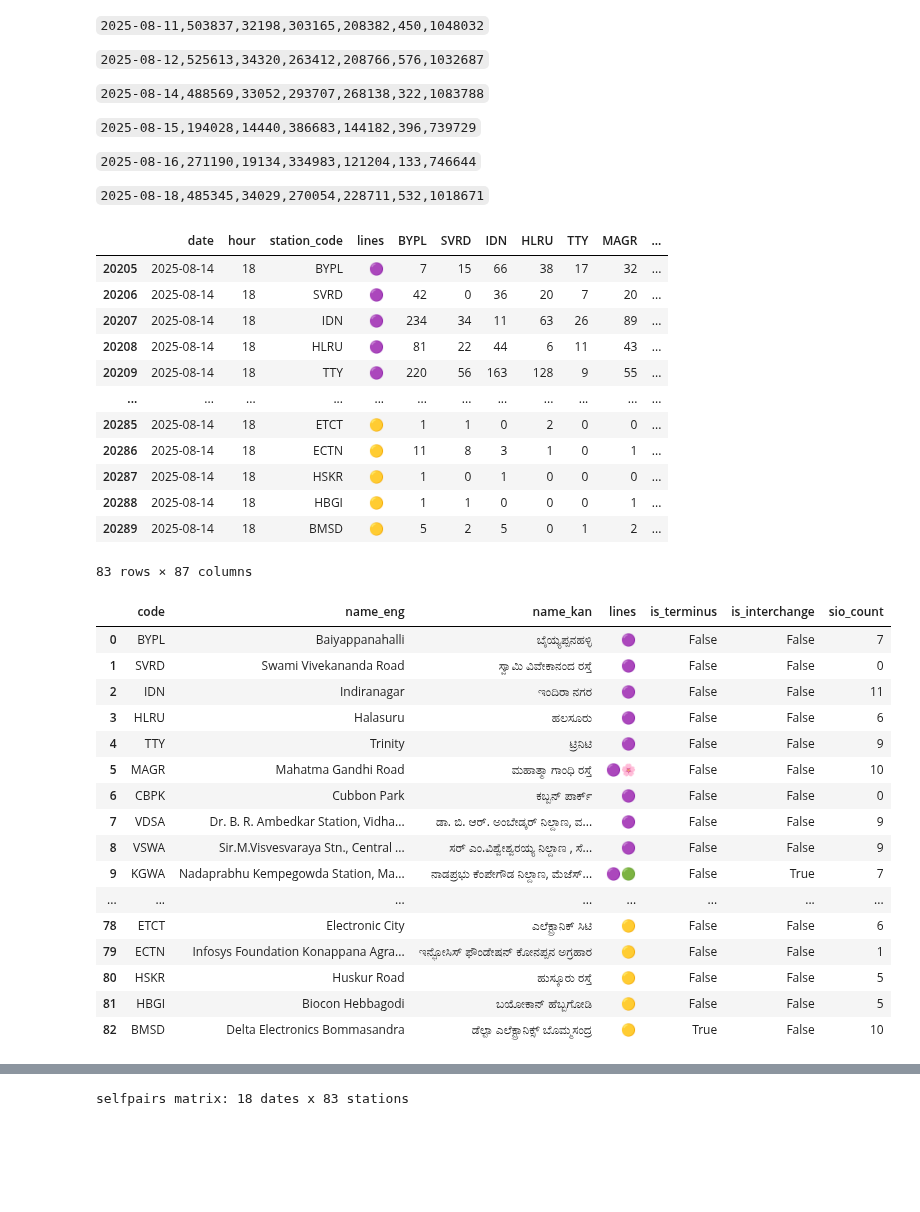
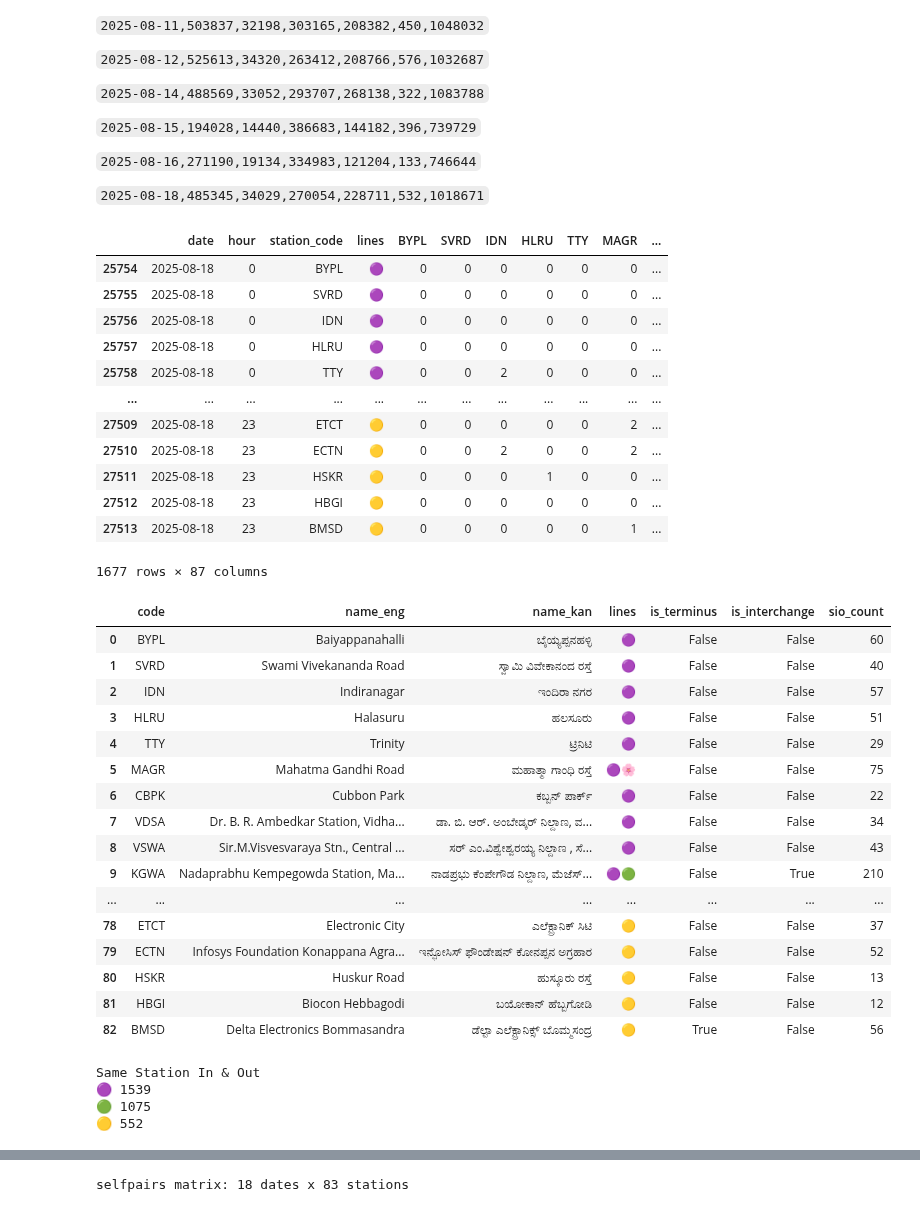
Before and after one commit to thecont1/namma-metro-ridership-tracker, a Jupyter notebook: ridership_5analysis.ipynb, the cells around one changed output, grey strips where cells are left out. Saved outputs shown, nothing was run; the diff lists cells and outputs as text; code cells hidden in the pictures; blank space fills up the shorter version.

```diff
--- a/ridership_5analysis.ipynb
+++ b/ridership_5analysis.ipynb
@@ -160,30 +160,30 @@ df_pairhourly['lines'] = df_pairhourly['station_code'].map(NammaMetro_Stations[N
 df_pairhourly.dropna(subset=['station_code'], inplace=True)
 df_pairhourly = df_pairhourly[['date', 'hour', 'station_code', 'lines']+df_pairhourly.columns[2:-2].tolist()]
 # %%
-inspection_date = '2025-08-14'
-inspection_hour = 18
+inspection_date = '2025-08-18'
+inspection_hour = -1
 
 pairhourly_filtered = lambda inspection_date, inspection_hour: \
     df_pairhourly[(df_pairhourly['date'] == inspection_date)
                 & (df_pairhourly['hour'] == inspection_hour if inspection_hour >= 0 else True)].copy()
 df_pairhourly_filtered = pairhourly_filtered(inspection_date, inspection_hour)
 
 # with pd.option_context("display.max_rows", None, "display.max_columns", None):
 display(df_pairhourly_filtered)
 # %% [output]
 |  | date | hour | station_code | lines | BYPL | SVRD | IDN | HLRU | TTY | MAGR | ... |
-| 20205 | 2025-08-14 | 18 | BYPL | 🟣 | 7 | 15 | 66 | 38 | 17 | 32 | ... |
-| 20206 | 2025-08-14 | 18 | SVRD | 🟣 | 42 | 0 | 36 | 20 | 7 | 20 | ... |
-| 20207 | 2025-08-14 | 18 | IDN | 🟣 | 234 | 34 | 11 | 63 | 26 | 89 | ... |
-| 20208 | 2025-08-14 | 18 | HLRU | 🟣 | 81 | 22 | 44 | 6 | 11 | 43 | ... |
-| 20209 | 2025-08-14 | 18 | TTY | 🟣 | 220 | 56 | 163 | 128 | 9 | 55 | ... |
+| 25754 | 2025-08-18 | 0 | BYPL | 🟣 | 0 | 0 | 0 | 0 | 0 | 0 | ... |
+| 25755 | 2025-08-18 | 0 | SVRD | 🟣 | 0 | 0 | 0 | 0 | 0 | 0 | ... |
+| 25756 | 2025-08-18 | 0 | IDN | 🟣 | 0 | 0 | 0 | 0 | 0 | 0 | ... |
+| 25757 | 2025-08-18 | 0 | HLRU | 🟣 | 0 | 0 | 0 | 0 | 0 | 0 | ... |
+| 25758 | 2025-08-18 | 0 | TTY | 🟣 | 0 | 0 | 2 | 0 | 0 | 0 | ... |
 | ... | ... | ... | ... | ... | ... | ... | ... | ... | ... | ... | ... |
-| 20285 | 2025-08-14 | 18 | ETCT | 🟡 | 1 | 1 | 0 | 2 | 0 | 0 | ... |
-| 20286 | 2025-08-14 | 18 | ECTN | 🟡 | 11 | 8 | 3 | 1 | 0 | 1 | ... |
-| 20287 | 2025-08-14 | 18 | HSKR | 🟡 | 1 | 0 | 1 | 0 | 0 | 0 | ... |
-| 20288 | 2025-08-14 | 18 | HBGI | 🟡 | 1 | 1 | 0 | 0 | 0 | 1 | ... |
-| 20289 | 2025-08-14 | 18 | BMSD | 🟡 | 5 | 2 | 5 | 0 | 1 | 2 | ... |
+| 27509 | 2025-08-18 | 23 | ETCT | 🟡 | 0 | 0 | 0 | 0 | 0 | 2 | ... |
+| 27510 | 2025-08-18 | 23 | ECTN | 🟡 | 0 | 0 | 2 | 0 | 0 | 2 | ... |
+| 27511 | 2025-08-18 | 23 | HSKR | 🟡 | 0 | 0 | 0 | 1 | 0 | 0 | ... |
+| 27512 | 2025-08-18 | 23 | HBGI | 🟡 | 0 | 0 | 0 | 0 | 0 | 0 | ... |
+| 27513 | 2025-08-18 | 23 | BMSD | 🟡 | 0 | 0 | 0 | 0 | 0 | 1 | ... |
-83 rows × 87 columns
+1677 rows × 87 columns
 # %%
 def inspect_same_in_and_out(df):
     same_in_and_out_df = NammaMetro_Stations.copy()
@@ -206,22 +206,32 @@ with pd.option_context("display.max_rows", None, "display.max_columns", None):
     display(same_in_and_out_df)
 # %% [output]
 |  | code | name_eng | name_kan | lines | is_terminus | is_interchange | sio_count |
-| 0 | BYPL | Baiyappanahalli | ಬೈಯ್ಯಪ್ಪನಹಳ್ಳಿ | 🟣 | False | False | 7 |
-| 1 | SVRD | Swami Vivekananda Road | ಸ್ವಾಮಿ ವಿವೇಕಾನಂದ ರಸ್ತೆ | 🟣 | False | False | 0 |
-| 2 | IDN | Indiranagar | ಇಂದಿರಾ ನಗರ | 🟣 | False | False | 11 |
-| 3 | HLRU | Halasuru | ಹಲಸೂರು | 🟣 | False | False | 6 |
-| 4 | TTY | Trinity | ಟ್ರಿನಿಟಿ | 🟣 | False | False | 9 |
-| 5 | MAGR | Mahatma Gandhi Road | ಮಹಾತ್ಮಾ ಗಾಂಧಿ ರಸ್ತೆ | 🟣🌸 | False | False | 10 |
-| 6 | CBPK | Cubbon Park | ಕಬ್ಬನ್ ಪಾರ್ಕ್ | 🟣 | False | False | 0 |
-| 7 | VDSA | Dr. B. R. Ambedkar Station, Vidha... | ಡಾ. ಬಿ. ಆರ್. ಅಂಬೇಡ್ಕರ್ ನಿಲ್ದಾಣ, ವ... | 🟣 | False | False | 9 |
-| 8 | VSWA | Sir.M.Visvesvaraya Stn., Central ... | ಸರ್ ಎಂ.ವಿಶ್ವೇಶ್ವರಯ್ಯ ನಿಲ್ದಾಣ , ಸೆ... | 🟣 | False | False | 9 |
-| 9 | KGWA | Nadaprabhu Kempegowda Station, Ma... | ನಾಡಪ್ರಭು ಕೆಂಪೇಗೌಡ ನಿಲ್ದಾಣ, ಮೆಜೆಸ್... | 🟣🟢 | False | True | 7 |
+| 0 | BYPL | Baiyappanahalli | ಬೈಯ್ಯಪ್ಪನಹಳ್ಳಿ | 🟣 | False | False | 60 |
+| 1 | SVRD | Swami Vivekananda Road | ಸ್ವಾಮಿ ವಿವೇಕಾನಂದ ರಸ್ತೆ | 🟣 | False | False | 40 |
+| 2 | IDN | Indiranagar | ಇಂದಿರಾ ನಗರ | 🟣 | False | False | 57 |
+| 3 | HLRU | Halasuru | ಹಲಸೂರು | 🟣 | False | False | 51 |
+| 4 | TTY | Trinity | ಟ್ರಿನಿಟಿ | 🟣 | False | False | 29 |
+| 5 | MAGR | Mahatma Gandhi Road | ಮಹಾತ್ಮಾ ಗಾಂಧಿ ರಸ್ತೆ | 🟣🌸 | False | False | 75 |
+| 6 | CBPK | Cubbon Park | ಕಬ್ಬನ್ ಪಾರ್ಕ್ | 🟣 | False | False | 22 |
+| 7 | VDSA | Dr. B. R. Ambedkar Station, Vidha... | ಡಾ. ಬಿ. ಆರ್. ಅಂಬೇಡ್ಕರ್ ನಿಲ್ದಾಣ, ವ... | 🟣 | False | False | 34 |
+| 8 | VSWA | Sir.M.Visvesvaraya Stn., Central ... | ಸರ್ ಎಂ.ವಿಶ್ವೇಶ್ವರಯ್ಯ ನಿಲ್ದಾಣ , ಸೆ... | 🟣 | False | False | 43 |
+| 9 | KGWA | Nadaprabhu Kempegowda Station, Ma... | ನಾಡಪ್ರಭು ಕೆಂಪೇಗೌಡ ನಿಲ್ದಾಣ, ಮೆಜೆಸ್... | 🟣🟢 | False | True | 210 |
 | ... | ... | ... | ... | ... | ... | ... | ... |
-| 78 | ETCT | Electronic City | ಎಲೆಕ್ಟ್ರಾನಿಕ್ ಸಿಟಿ | 🟡 | False | False | 6 |
-| 79 | ECTN | Infosys Foundation Konappana Agra... | ಇನ್ಫೋಸಿಸ್ ಫೌಂಡೇಷನ್ ಕೋನಪ್ಪನ ಅಗ್ರಹಾರ | 🟡 | False | False | 1 |
-| 80 | HSKR | Huskur Road | ಹುಸ್ಕೂರು ರಸ್ತೆ | 🟡 | False | False | 5 |
-| 81 | HBGI | Biocon Hebbagodi | ಬಯೋಕಾನ್ ಹೆಬ್ಬಗೋಡಿ | 🟡 | False | False | 5 |
-| 82 | BMSD | Delta Electronics Bommasandra | ಡೆಲ್ಟಾ ಎಲೆಕ್ಟ್ರಾನಿಕ್ಸ್ ಬೊಮ್ಮಸಂದ್ರ | 🟡 | True | False | 10 |
+| 78 | ETCT | Electronic City | ಎಲೆಕ್ಟ್ರಾನಿಕ್ ಸಿಟಿ | 🟡 | False | False | 37 |
+| 79 | ECTN | Infosys Foundation Konappana Agra... | ಇನ್ಫೋಸಿಸ್ ಫೌಂಡೇಷನ್ ಕೋನಪ್ಪನ ಅಗ್ರಹಾರ | 🟡 | False | False | 52 |
+| 80 | HSKR | Huskur Road | ಹುಸ್ಕೂರು ರಸ್ತೆ | 🟡 | False | False | 13 |
+| 81 | HBGI | Biocon Hebbagodi | ಬಯೋಕಾನ್ ಹೆಬ್ಬಗೋಡಿ | 🟡 | False | False | 12 |
+| 82 | BMSD | Delta Electronics Bommasandra | ಡೆಲ್ಟಾ ಎಲೆಕ್ಟ್ರಾನಿಕ್ಸ್ ಬೊಮ್ಮಸಂದ್ರ | 🟡 | True | False | 56 |
+# %%
+print("Same Station In & Out")
+print("🟣", same_in_and_out_df[same_in_and_out_df['lines'].str.contains('🟣')]['sio_count'].sum())
+print("🟢", same_in_and_out_df[same_in_and_out_df['lines'].str.contains('🟢')]['sio_count'].sum())
+print("🟡", same_in_and_out_df[same_in_and_out_df['lines'].str.contains('🟡')]['sio_count'].sum())
+# %% [output]
+Same Station In & Out
+🟣 1539
+🟢 1075
+🟡 552
 # %%
 print(f"Total sio_count = {same_in_and_out_df['sio_count'].sum()}")
 
```
Also changed, not shown: parts of 2 cells of this notebook.
